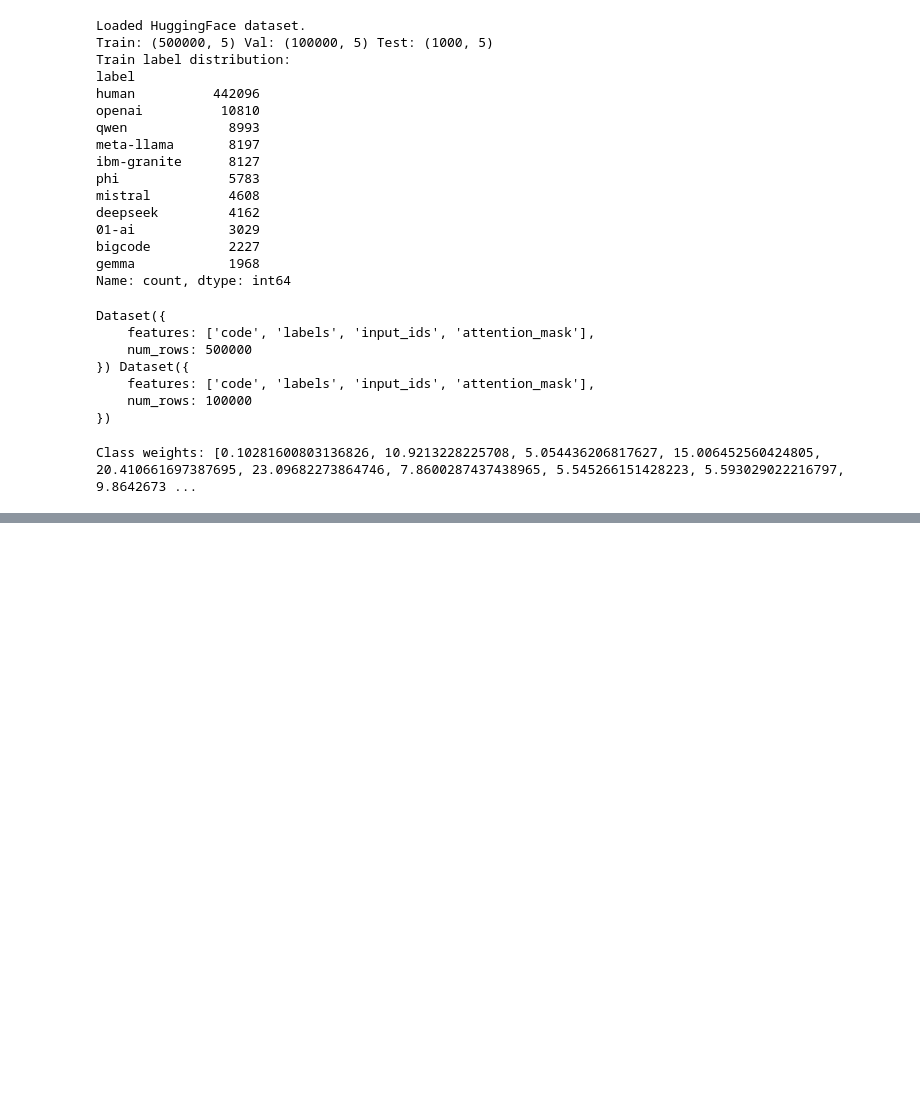
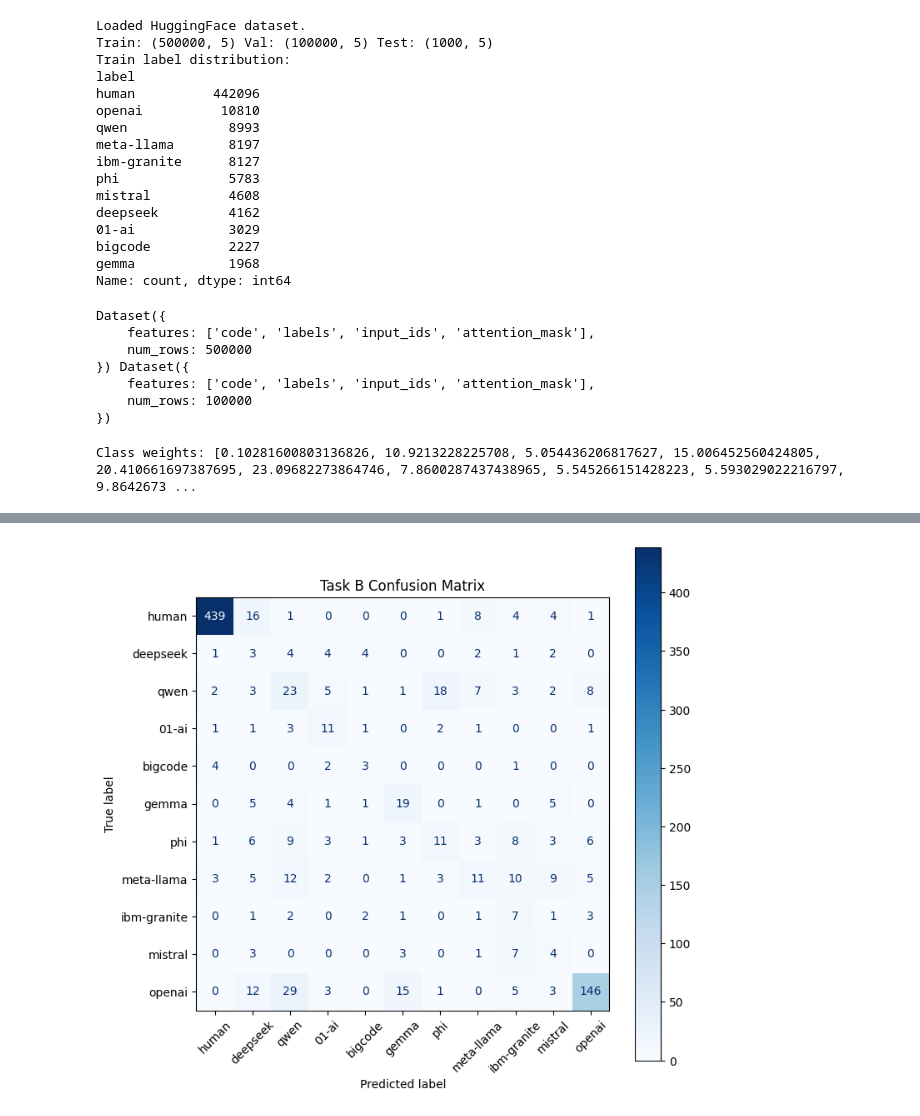
Before and after one commit to papo1011/semeval2026, a Jupyter notebook: task_B/run_project.ipynb, the cells around one changed output, grey strips where cells are left out. Saved outputs shown, nothing was run; the diff lists cells and outputs as text; code cells hidden in the pictures; blank space fills up the shorter version.

Commit message:
Add Confusion Matrix

```diff
--- a/task_B/run_project.ipynb
+++ b/task_B/run_project.ipynb
@@ -477,3 +485,23 @@ y_true, y_pred = evaluate_test_set(trainer, test_df)
     accuracy                         0.6770      1000
    macro avg     0.3702    0.4012    0.3718      1000
 weighted avg     0.7319    0.6770    0.6980      1000
+# %%
+# Confusion Matrix
+cm = confusion_matrix(y_true, y_pred)
+
+disp = ConfusionMatrixDisplay(
+    confusion_matrix=cm, display_labels=[id2label[i] for i in range(CFG.num_labels)]
+)
+
+fig, ax = plt.subplots(figsize=(8, 8))
+
+disp.plot(cmap="Blues", ax=ax, xticks_rotation=45)
+
+plt.title("Task B Confusion Matrix")
+
+# Save the figure
+plt.savefig("task_b_confusion_matrix.png", dpi=300, bbox_inches="tight")
+
+plt.show()
+# %% [output]
+[figure, added]
```
Also changed, not shown: parts of 4 cells of this notebook.
